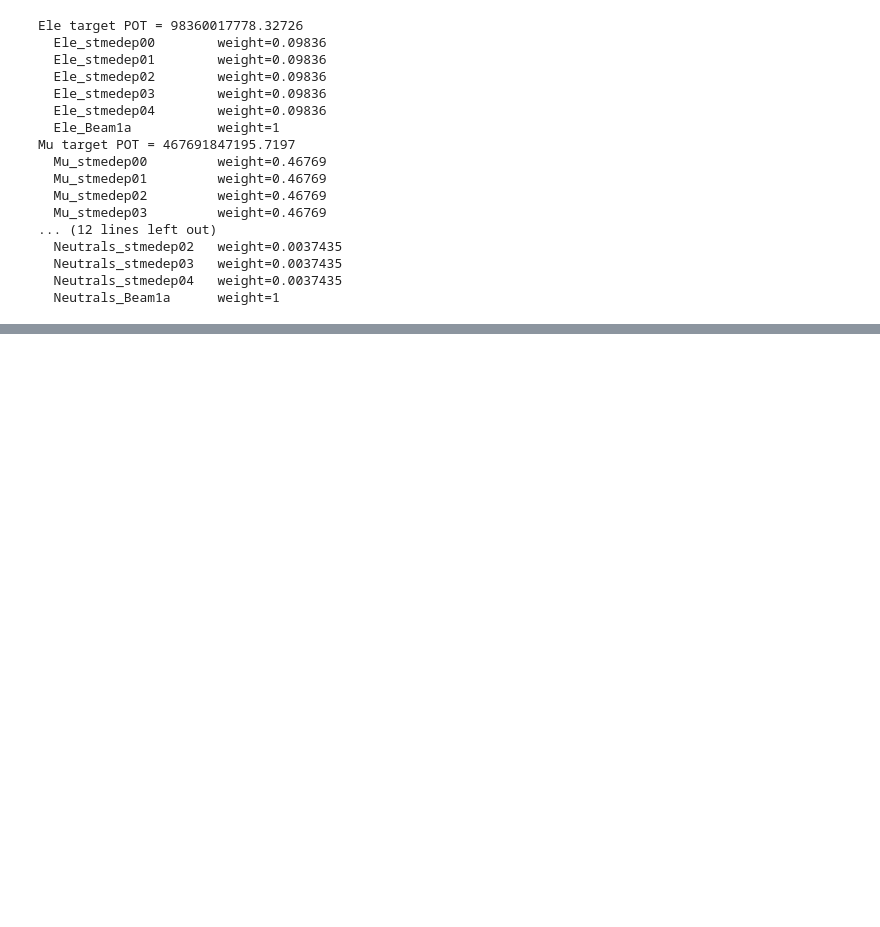
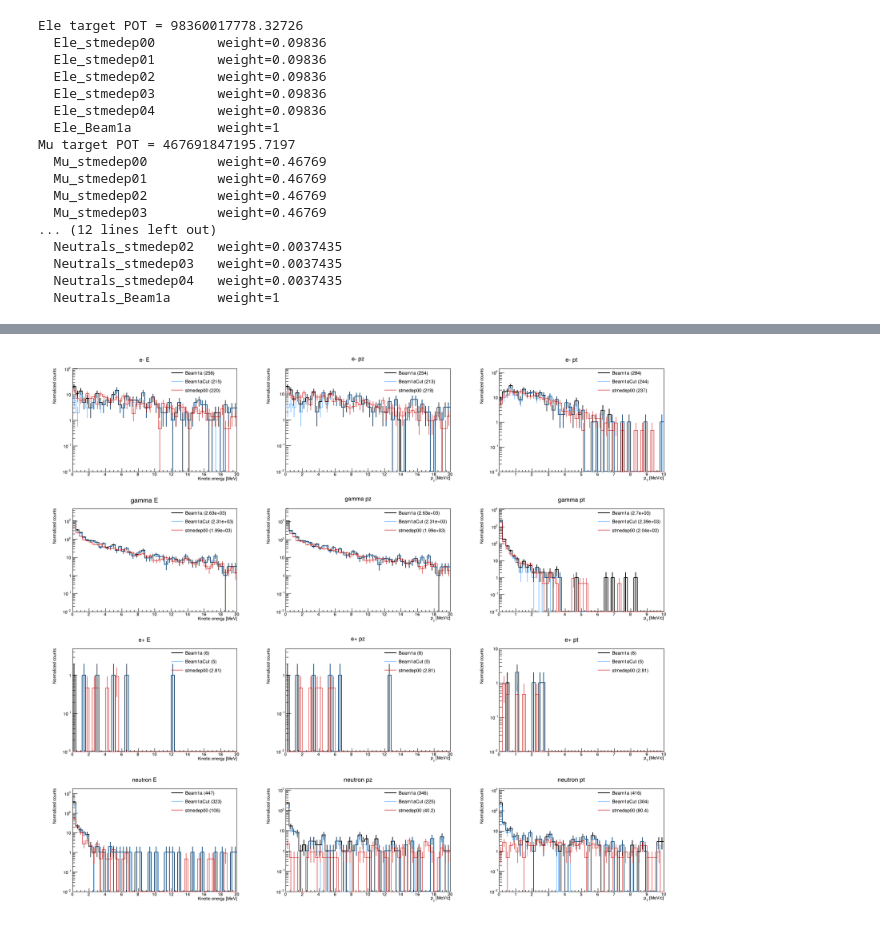
Before and after one commit to YongyiBWu/Mu2e_STM_studies, a Jupyter notebook: ResamplerVD101Comparison.ipynb, the cells around one changed output, grey strips where cells are left out. Saved outputs shown, nothing was run; the diff lists cells and outputs as text; code cells hidden in the pictures; blank space fills up the shorter version.

```diff
--- a/ResamplerVD101Comparison.ipynb
+++ b/ResamplerVD101Comparison.ipynb
@@ -295,0 +497,5 @@ stmedep04            neutron  58
+# %%
+c = draw_spectra_comparison("Mu")
+c.Draw()
+# %% [output]
+[figure, added]
```
Also changed, not shown: parts of 21 cells of this notebook.
